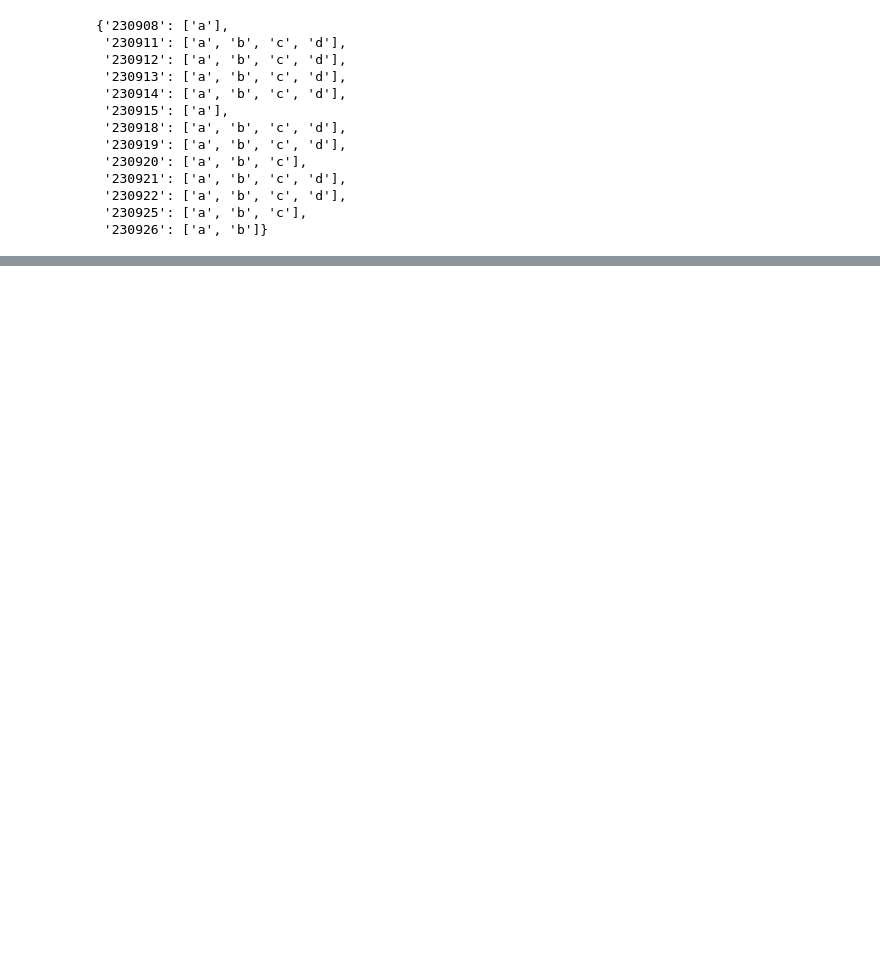
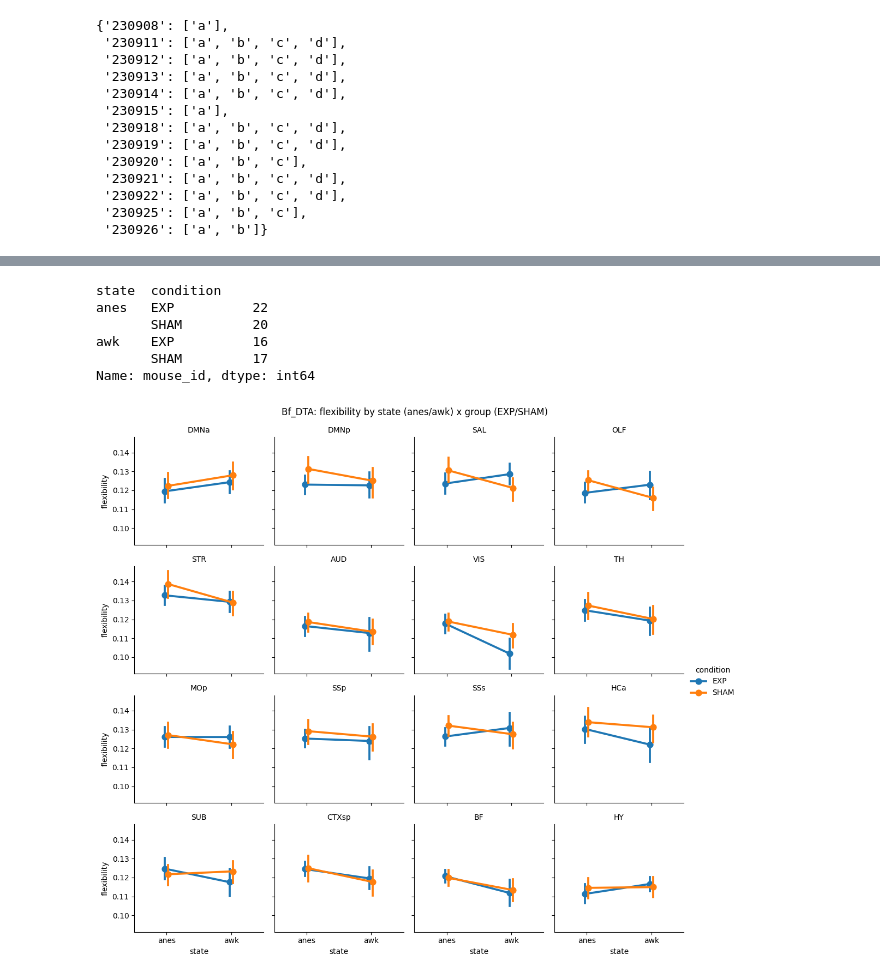
Before and after one commit to Lvcaa/mouse-fmri-dyncomm, a Jupyter notebook: scripts/06_t_tests.ipynb, the cells around one changed output, grey strips where cells are left out. Cells and saved outputs as stored; diff of their text form; code cells hidden in the pictures; blank space fills up the shorter version.

```diff
--- a/scripts/06_t_tests.ipynb
+++ b/scripts/06_t_tests.ipynb
@@ -556,17 +93,0 @@ paired_phase_results
-# %%
-fig, axes = plt.subplots(2, 1, figsize=(11, 8), sharex=True)
-
-for ax, condition in zip(axes, ["EXP", "SHAM"]):
-    results = paired_phase_results.loc[paired_phase_results["condition"] == condition]
-    x = range(len(results))
-    ax.bar([i - 0.2 for i in x], results["t_p_value"], width=0.4, label="paired t-test")
-    ax.bar([i + 0.2 for i in x], results["w_p_value"], width=0.4, label="Wilcoxon")
-    ax.axhline(0.05, color="red", linestyle="--", label="p = 0.05")
-    ax.set_ylabel("p-value")
-    ax.set_title(f"baseline vs CNO per nodo - {condition} ({DATASET})")
-    ax.legend()
-
-axes[-1].set_xticks(range(len(results)))
-axes[-1].set_xticklabels(results["Node"], rotation=45)
-plt.tight_layout()
-plt.show()
@@ -913,0 +165,31 @@ EXP vs SHAM nella fase CNO - Mann-Whitney p-value, passo 3 vs passo 36:
+# %%
+
+flex_dta = pd.concat([
+    load_flex_long(DATASET_ANES).assign(state="anes"),
+    load_flex_long(DATASET_AWK).assign(state="awk"),
+], ignore_index=True)
+
+print(flex_dta.drop_duplicates(["mouse_id", "condition", "state"]).groupby(["state", "condition"])["mouse_id"].nunique())
+
+# Col = node splits the dataframe into one subset per node value
+# X = state (anes/awk) is the x-axis
+# Hue = condition (EXP/SHAM) is the color of the lines
+# Flexibility is the y-axis, with 95% confidence intervals as error bars
+
+g = sns.catplot(
+    data=flex_dta, kind="point",
+    x="state", y="flexibility", hue="condition",
+    col="Node", col_wrap=4, dodge=True, errorbar=("ci", 95),
+    height=2.5, aspect=1.1,
+)
+g.set_titles("{col_name}")
+g.fig.suptitle("Bf_DTA: flexibility by state (anes/awk) x group (EXP/SHAM)", y=1.02)
+plt.show()
+# %% [output]
+state  condition
+anes   EXP          22
+       SHAM         20
+awk    EXP          16
+       SHAM         17
+Name: mouse_id, dtype: int64
+[figure, added]
```
Also changed, not shown: parts of 42 cells of this notebook, 5 other files.
